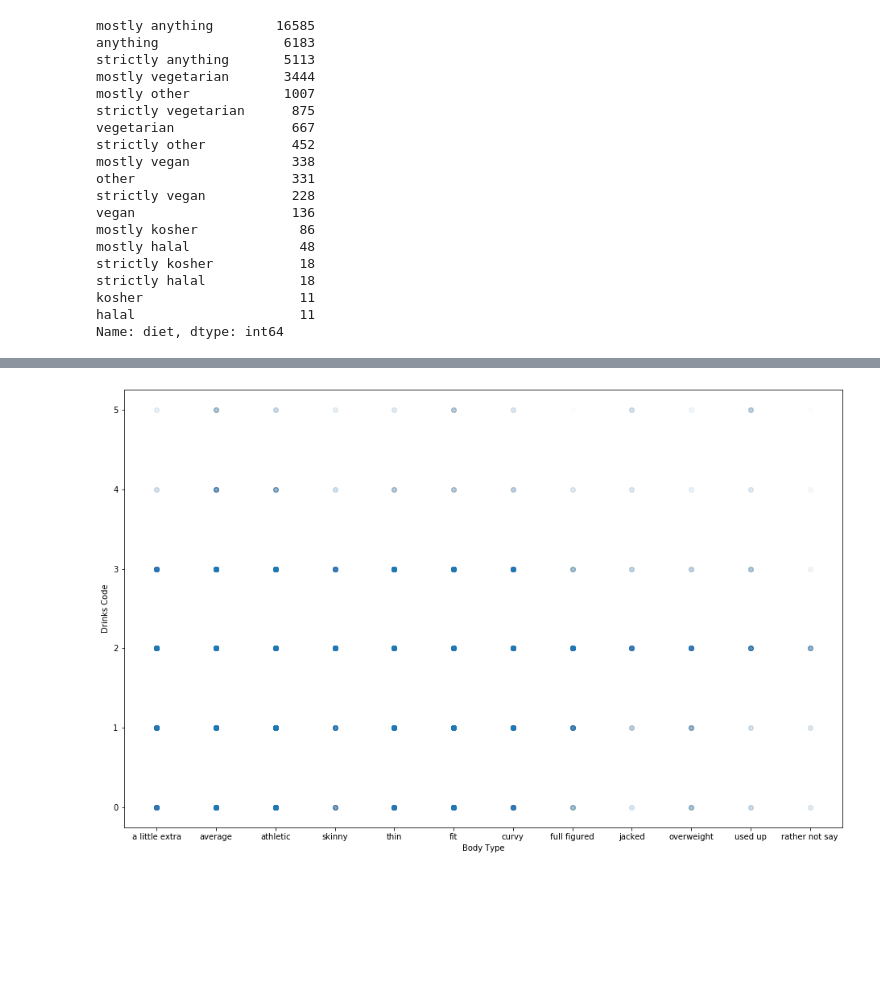
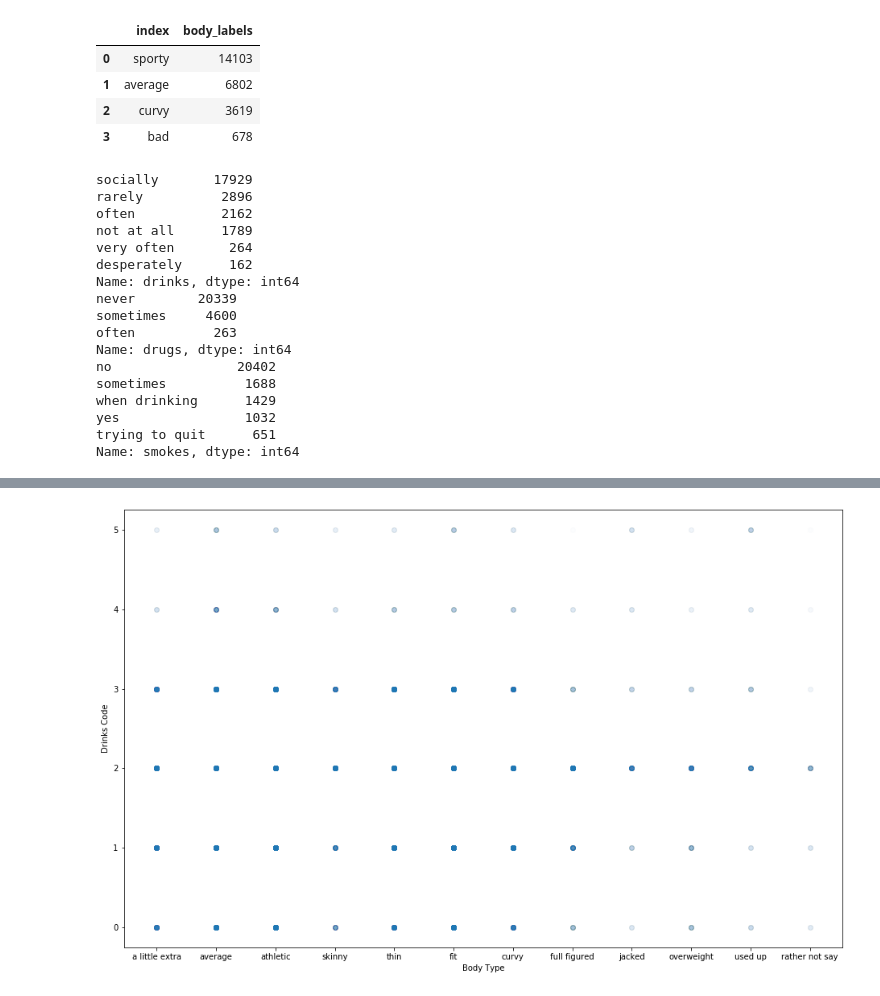
Before and after one commit to muellermax/OKCupid-machinelearning, a Jupyter notebook: OKCupid data - correlation between users body type and users diet.ipynb, the cells around one changed output, grey strips where cells are left out. Saved outputs shown, nothing was run; the diff lists cells and outputs as text; code cells hidden in the pictures; blank space fills up the shorter version.

```diff
--- a/Date-a-Scientist.ipynb
+++ b/OKCupid data - correlation between users body type and users diet.ipynb
@@ -40,34 +121,34 @@ Name: body_type, dtype: int64
 # %%
+# We have 12 different body types. To improve the results of the machine learning algorithms, I aggregate the
+# body types to four different main categories: sporty, average, curvy and bad.
+
+# Mapping of the body types:
+
 sporty = ['fit', 'athletic', 'thin', 'skinny']
 average = ['average']
 curvy = ['curvy', 'a little extra', 'full figured']
 bad = ['overweight', 'jacked', 'used up', 'rather not say']
 
-body_mapping = {'fit': 'sporty', 'athletic': 'sporty', 'thin': 'sporty', 'skinny': 'sporty',
+body_mapping = {'fit': 'sporty',
+                'athletic': 'sporty',
+                'thin': 'sporty',
+                'skinny': 'sporty',
                'average': 'average',
-               'curvy': 'curvy', 'a little extra': 'curvy', 'full figured': 'curvy',
-               'overweight': 'bad', 'jacked': 'bad', 'used up': 'bad', 'rather not say': 'bad'}
+               'curvy': 'curvy',
+                'a little extra': 'curvy',
+                'full figured': 'curvy',
+               'overweight': 'bad',
+                'jacked': 'bad',
+                'used up': 'bad',
+                'rather not say': 'bad'}
 
-df['body_labels'] = df.body_type.map(body_mapping)
+df_body_labels = df_without_nan.assign(body_labels = df_without_nan.body_type.map(body_mapping))
+
+# Here are the new, mapped values, now with four different body types:
+df_body_labels.body_labels.value_counts().reset_index()
+# %% [output]
+|  | index | body_labels |
+| 0 | sporty | 14103 |
+| 1 | average | 6802 |
+| 2 | curvy | 3619 |
+| 3 | bad | 678 |
-# %%
-df.diet.value_counts()
-# %% [output]
-mostly anything        16585
-anything                6183
-strictly anything       5113
-mostly vegetarian       3444
-mostly other            1007
-strictly vegetarian      875
-vegetarian               667
-strictly other           452
-mostly vegan             338
-other                    331
-strictly vegan           228
-vegan                    136
-mostly kosher             86
-mostly halal              48
-strictly kosher           18
-strictly halal            18
-kosher                    11
-halal                     11
-Name: diet, dtype: int64
@@ -96,0 +155,27 @@ df_labels = df_ohne_nan[['body_labels']]
+# %%
+# The features, that I would like to use for prediction are: diet, drinks, drugs and smokes.
+# Drinks, drugs and smokes contains categorical data that can be mapped into continuous data.
+# E.g. "drinks not at all" = 0, "drinks rarely" = 1, "drinks socially" = 2 ... up to "drinks desperately" = 5.
+# Lets have a look at drinks, drugs and smokes:
+
+print(df_body_labels.drinks.value_counts())
+print(df_body_labels.drugs.value_counts())
+print(df_body_labels.smokes.value_counts())
+# %% [output]
+socially       17929
+rarely          2896
+often           2162
+not at all      1789
+very often       264
+desperately      162
+Name: drinks, dtype: int64
+never        20339
+sometimes     4600
+often          263
+Name: drugs, dtype: int64
+no                20402
+sometimes          1688
+when drinking      1429
+yes                1032
+trying to quit      651
+Name: smokes, dtype: int64
```
Also changed, not shown: parts of 12 cells of this notebook, 1 other file.
